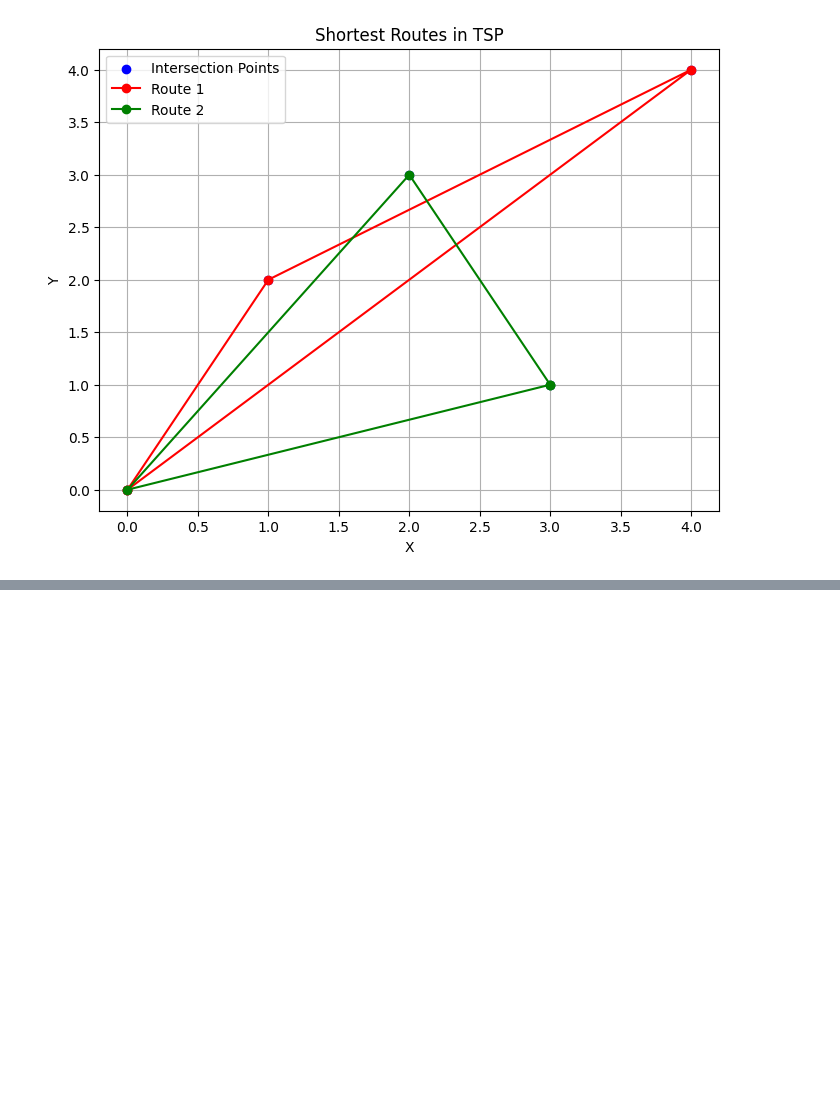
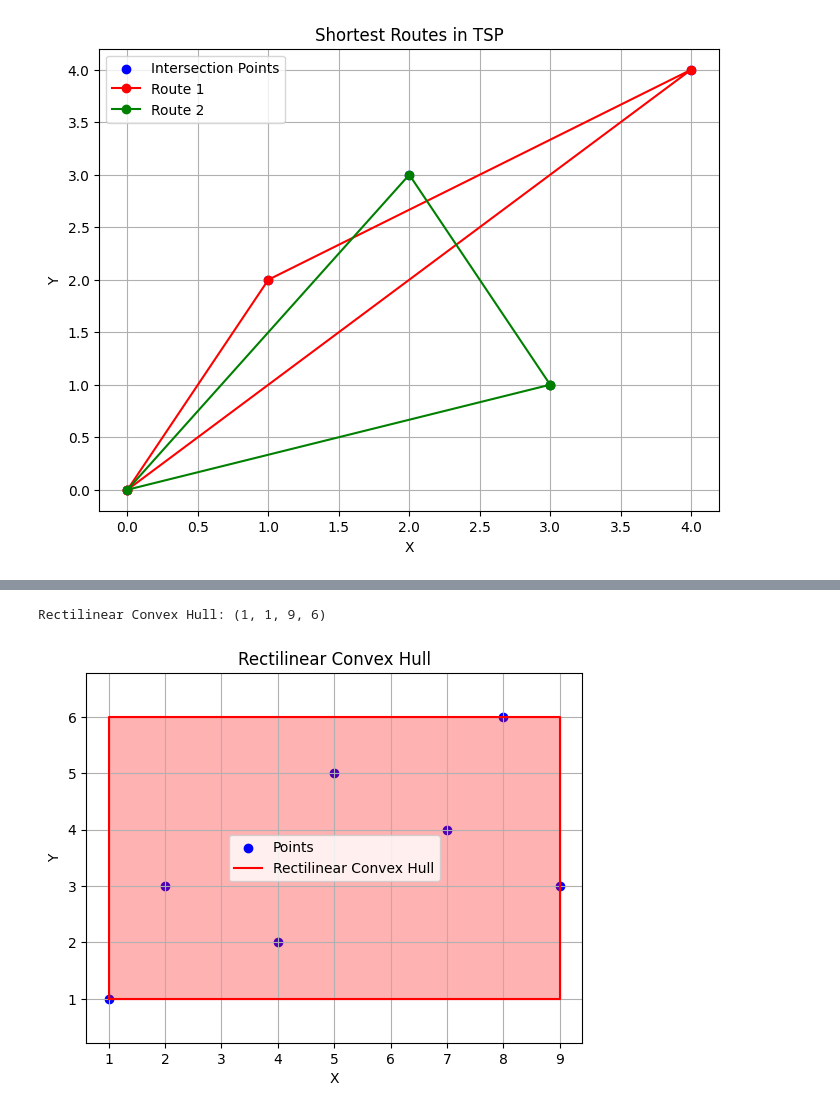
Before and after one commit to dorndorn54/python, a Jupyter notebook: drone_sim/test.ipynb, the cells around one changed output, grey strips where cells are left out. Saved outputs shown, nothing was run; the diff lists cells and outputs as text; code cells hidden in the pictures; blank space fills up the shorter version.

```diff
--- a/drone_sim/test.ipynb
+++ b/drone_sim/test.ipynb
@@ -265,3 +506,73 @@ Drone segments: [[0, 1, 4], [2, 3, 0]]
+# %%
+def RCPP(points):
+    # Sort points by x-coordinate and y-coordinate separately
+    points_sorted_by_x = sorted(points, key=lambda p: p[0])
+    points_sorted_by_y = sorted(points, key=lambda p: p[1])
+
+    # Initialize the rectilinear convex hull
+    leftmost_point = points_sorted_by_x[0]
+    rightmost_point = points_sorted_by_x[-1]
+    bottom_point = points_sorted_by_y[0]
+    top_point = points_sorted_by_y[-1]
+
+    rectilinear_convex_hull = (leftmost_point[0], bottom_point[1], rightmost_point[0], top_point[1])
+
+    # Scan along the x-axis
+    for point in points_sorted_by_x:
+        if point[0] > rightmost_point[0]:
+            rightmost_point = point
+            rectilinear_convex_hull = (leftmost_point[0], bottom_point[1], rightmost_point[0], top_point[1])
+
+    # Scan along the y-axis
+    for point in points_sorted_by_y:
+        if point[1] > top_point[1]:
+            top_point = point
+            rectilinear_convex_hull = (leftmost_point[0], bottom_point[1], rightmost_point[0], top_point[1])
+
+    return rectilinear_convex_hull
+
+# Example usage
+points = [(1, 1), (2, 3), (4, 2), (5, 5), (7, 4), (8, 6), (9, 3)]
+result = RCPP(points)
+print("Rectilinear Convex Hull:", result)
+# %% [output]
+Rectilinear Convex Hull: (1, 1, 9, 6)
+# %%
+import matplotlib.pyplot as plt
+
+def plot_rectilinear_convex_hull(rectilinear_convex_hull, points):
+    # Extract coordinates of the hull
+    x1, y1, x2, y2 = rectilinear_convex_hull
+    x_values = [x1, x2, x2, x1, x1]
+    y_values = [y1, y1, y2, y2, y1]
+
+    # Plot the points
+    x_points, y_points = zip(*points)
+    plt.scatter(x_points, y_points, color='blue', label='Points')
+
+    # Plot the rectilinear convex hull
+    plt.plot(x_values, y_values, color='red', label='Rectilinear Convex Hull')
+    plt.fill(x_values, y_values, color='red', alpha=0.3)
+
+    # Set axis labels and title
+    plt.xlabel('X')
+    plt.ylabel('Y')
+    plt.title('Rectilinear Convex Hull')
+
+    # Add legend
+    plt.legend()
+
+    # Show the plot
+    plt.grid(True)
+    plt.axis('equal')
+    plt.show()
+
+# Example usage
+points = [(1, 1), (2, 3), (4, 2), (5, 5), (7, 4), (8, 6), (9, 3)]
+rectilinear_convex_hull = RCPP(points)
+plot_rectilinear_convex_hull(rectilinear_convex_hull, points)
+# %% [output]
+[figure, added]
 # %%
 def intersection_points(outer_polygon, perpendicular_distance):
     boundary_points = np.array(boundary_polygon.exterior)
```
Also changed, not shown: parts of 5 cells of this notebook, 2 other files.
